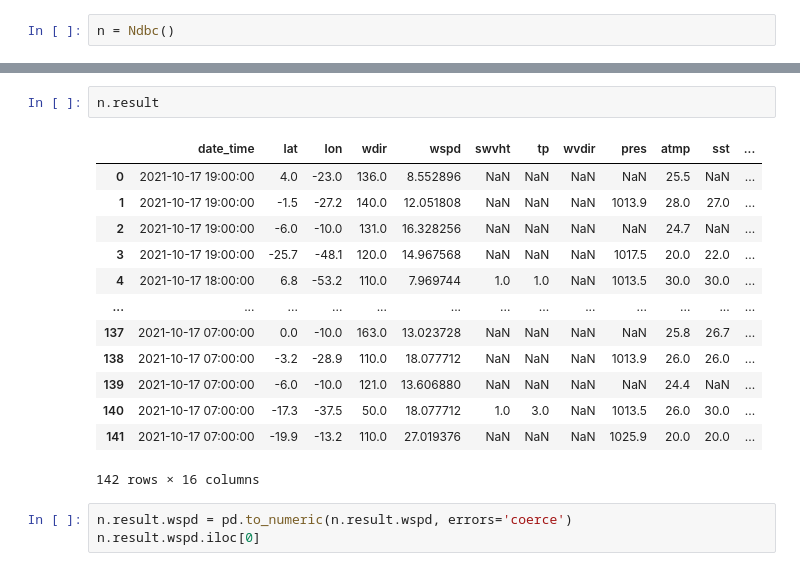
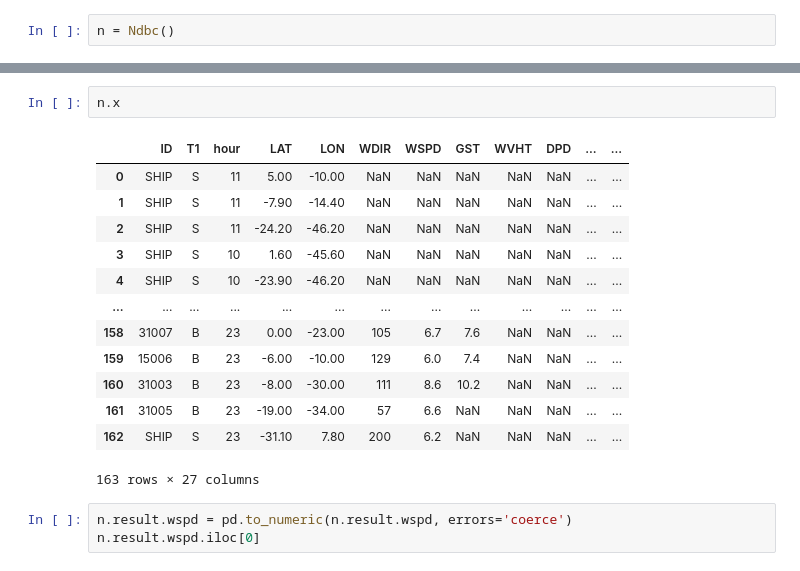
Before and after one commit to soutobias/oceanoobsbrasil, a Jupyter notebook: notebooks/ndbc.ipynb, the cells around one changed output, grey strips where cells are left out. Drawn from its saved outputs; the diff is of its cells as text.

```diff
--- a/notebooks/ndbc.ipynb
+++ b/notebooks/ndbc.ipynb
@@ -102,19 +94,19 @@ See the caveats in the documentation: https://pandas.pydata.org/pandas-docs/stab
 # %%
-n.result
+n.x
 # %% [output]
-|  | date_time | lat | lon | wdir | wspd | swvht | tp | wvdir | pres | atmp | sst | ... |
-| 0 | 2021-10-17 19:00:00 | 4.0 | -23.0 | 136.0 | 8.552896 | NaN | NaN | NaN | NaN | 25.5 | NaN | ... |
-| 1 | 2021-10-17 19:00:00 | -1.5 | -27.2 | 140.0 | 12.051808 | NaN | NaN | NaN | 1013.9 | 28.0 | 27.0 | ... |
-| 2 | 2021-10-17 19:00:00 | -6.0 | -10.0 | 131.0 | 16.328256 | NaN | NaN | NaN | NaN | 24.7 | NaN | ... |
-| 3 | 2021-10-17 19:00:00 | -25.7 | -48.1 | 120.0 | 14.967568 | NaN | NaN | NaN | 1017.5 | 20.0 | 22.0 | ... |
-| 4 | 2021-10-17 18:00:00 | 6.8 | -53.2 | 110.0 | 7.969744 | 1.0 | 1.0 | NaN | 1013.5 | 30.0 | 30.0 | ... |
+|  | ID | T1 | hour | LAT | LON | WDIR | WSPD | GST | WVHT | DPD | ... | ... |
+| 0 | SHIP | S | 11 | 5.00 | -10.00 | NaN | NaN | NaN | NaN | NaN | ... | ... |
+| 1 | SHIP | S | 11 | -7.90 | -14.40 | NaN | NaN | NaN | NaN | NaN | ... | ... |
+| 2 | SHIP | S | 11 | -24.20 | -46.20 | NaN | NaN | NaN | NaN | NaN | ... | ... |
+| 3 | SHIP | S | 10 | 1.60 | -45.60 | NaN | NaN | NaN | NaN | NaN | ... | ... |
+| 4 | SHIP | S | 10 | -23.90 | -46.20 | NaN | NaN | NaN | NaN | NaN | ... | ... |
 | ... | ... | ... | ... | ... | ... | ... | ... | ... | ... | ... | ... | ... |
-| 137 | 2021-10-17 07:00:00 | 0.0 | -10.0 | 163.0 | 13.023728 | NaN | NaN | NaN | NaN | 25.8 | 26.7 | ... |
-| 138 | 2021-10-17 07:00:00 | -3.2 | -28.9 | 110.0 | 18.077712 | NaN | NaN | NaN | 1013.9 | 26.0 | 26.0 | ... |
-| 139 | 2021-10-17 07:00:00 | -6.0 | -10.0 | 121.0 | 13.606880 | NaN | NaN | NaN | NaN | 24.4 | NaN | ... |
-| 140 | 2021-10-17 07:00:00 | -17.3 | -37.5 | 50.0 | 18.077712 | 1.0 | 3.0 | NaN | 1013.5 | 26.0 | 30.0 | ... |
-| 141 | 2021-10-17 07:00:00 | -19.9 | -13.2 | 110.0 | 27.019376 | NaN | NaN | NaN | 1025.9 | 20.0 | 20.0 | ... |
+| 158 | 31007 | B | 23 | 0.00 | -23.00 | 105 | 6.7 | 7.6 | NaN | NaN | ... | ... |
+| 159 | 15006 | B | 23 | -6.00 | -10.00 | 129 | 6.0 | 7.4 | NaN | NaN | ... | ... |
+| 160 | 31003 | B | 23 | -8.00 | -30.00 | 111 | 8.6 | 10.2 | NaN | NaN | ... | ... |
+| 161 | 31005 | B | 23 | -19.00 | -34.00 | 57 | 6.6 | NaN | NaN | NaN | ... | ... |
+| 162 | SHIP | S | 23 | -31.10 | 7.80 | 200 | 6.2 | NaN | NaN | NaN | ... | ... |
-142 rows × 16 columns
+163 rows × 27 columns
 # %%
 n.result.wspd = pd.to_numeric(n.result.wspd, errors='coerce')
 n.result.wspd.iloc[0]
```
Also changed, not shown: parts of 3 cells of this notebook, 7 other files.
